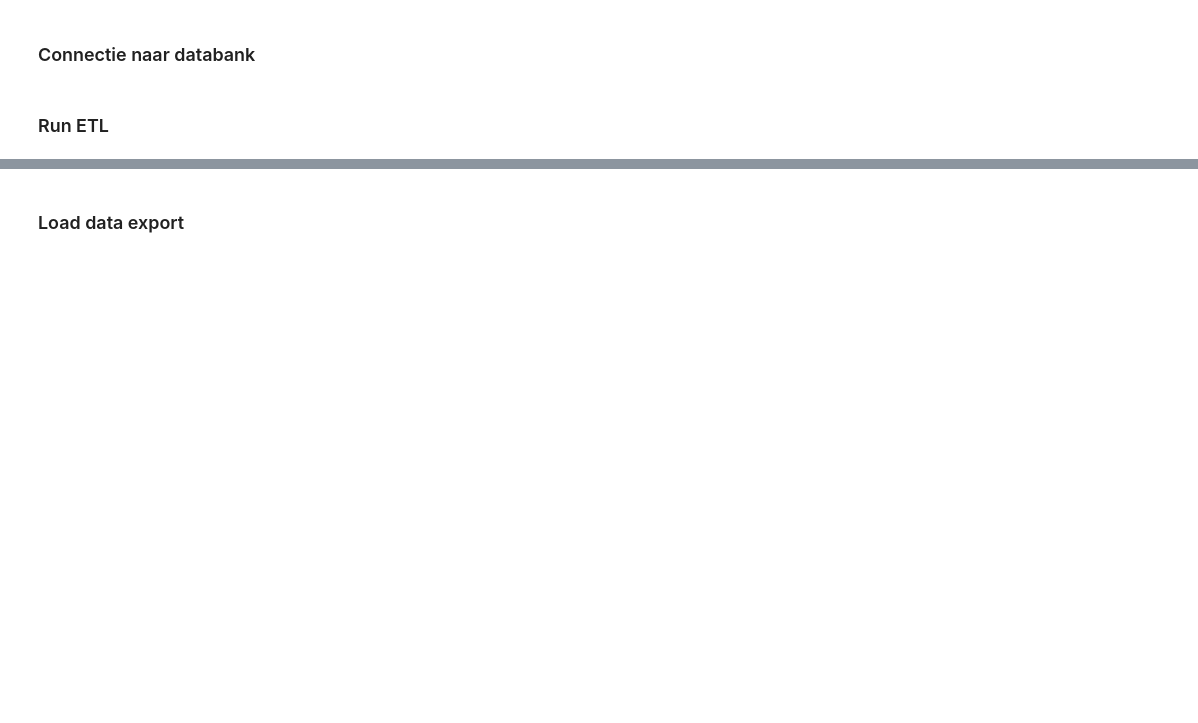
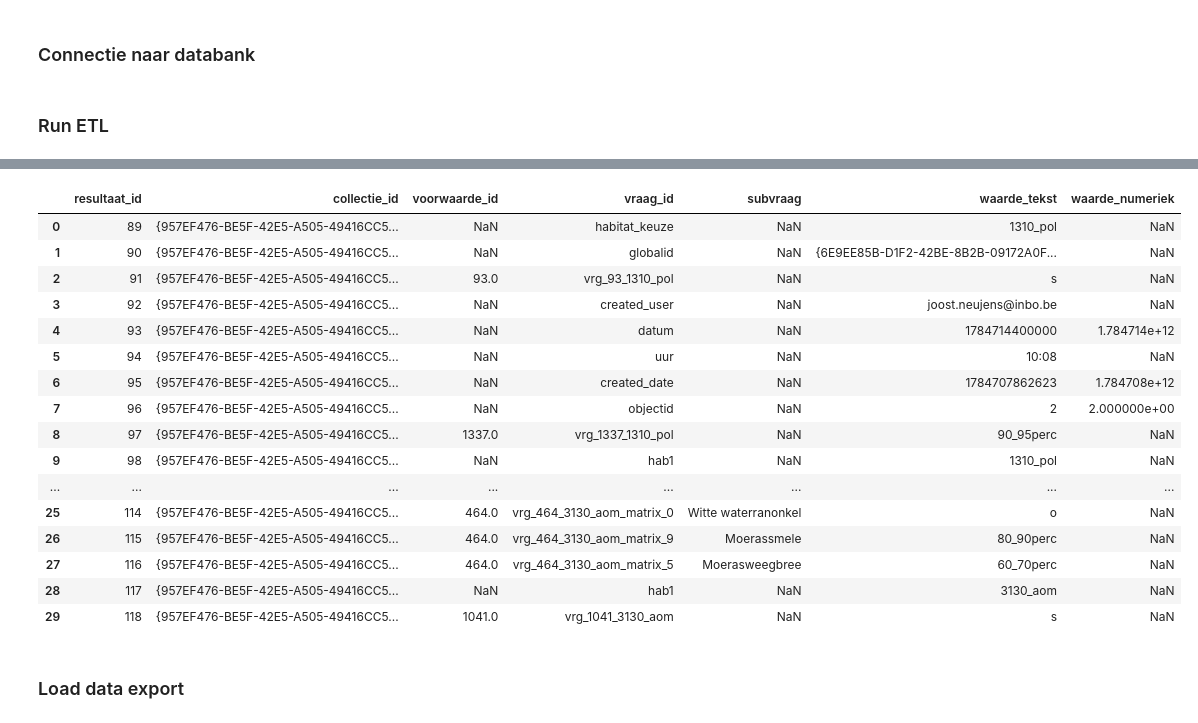
Before and after one commit to inbo/gis-lsvi-app, a Jupyter notebook: notebooks/etl_export_result_to_sqlite_nolinkedtables.ipynb, the cells around one changed output, grey strips where cells are left out. Cells and saved outputs as stored; diff of their text form; code cells hidden in the pictures; blank space fills up the shorter version.

```diff
--- a/notebooks/etl_export_result_to_sqlite_nolinkedtables.ipynb
+++ b/notebooks/etl_export_result_to_sqlite_nolinkedtables.ipynb
@@ -183,3 +304,31 @@ run_etl(agol_url, username, password, feature_layer_item_id, db_path)
+# %%
+sqlite_path = "../output/lsvi_resultaten_20260727.sqlite"
+collectie_id = "{957EF476-BE5F-42E5-A505-49416CC55429}"
+
+conn = sqlite3.connect(sqlite_path)
+results = pd.read_sql_query(f"SELECT * FROM resultaat WHERE collectie_id = '{collectie_id}'", conn)
+results.head(30)
+conn.close()
+# %%
+results.head(30)
+# %% [output]
+|  | resultaat_id | collectie_id | voorwaarde_id | vraag_id | subvraag | waarde_tekst | waarde_numeriek |
+| 0 | 89 | {957EF476-BE5F-42E5-A505-49416CC5... | NaN | habitat_keuze | NaN | 1310_pol | NaN |
+| 1 | 90 | {957EF476-BE5F-42E5-A505-49416CC5... | NaN | globalid | NaN | {6E9EE85B-D1F2-42BE-8B2B-09172A0F... | NaN |
+| 2 | 91 | {957EF476-BE5F-42E5-A505-49416CC5... | 93.0 | vrg_93_1310_pol | NaN | s | NaN |
+| 3 | 92 | {957EF476-BE5F-42E5-A505-49416CC5... | NaN | created_user | NaN | joost.neujens@inbo.be | NaN |
+| 4 | 93 | {957EF476-BE5F-42E5-A505-49416CC5... | NaN | datum | NaN | 1784714400000 | 1.784714e+12 |
+| 5 | 94 | {957EF476-BE5F-42E5-A505-49416CC5... | NaN | uur | NaN | 10:08 | NaN |
+| 6 | 95 | {957EF476-BE5F-42E5-A505-49416CC5... | NaN | created_date | NaN | 1784707862623 | 1.784708e+12 |
+| 7 | 96 | {957EF476-BE5F-42E5-A505-49416CC5... | NaN | objectid | NaN | 2 | 2.000000e+00 |
+| 8 | 97 | {957EF476-BE5F-42E5-A505-49416CC5... | 1337.0 | vrg_1337_1310_pol | NaN | 90_95perc | NaN |
+| 9 | 98 | {957EF476-BE5F-42E5-A505-49416CC5... | NaN | hab1 | NaN | 1310_pol | NaN |
+| ... | ... | ... | ... | ... | ... | ... | ... |
+| 25 | 114 | {957EF476-BE5F-42E5-A505-49416CC5... | 464.0 | vrg_464_3130_aom_matrix_0 | Witte waterranonkel | o | NaN |
+| 26 | 115 | {957EF476-BE5F-42E5-A505-49416CC5... | 464.0 | vrg_464_3130_aom_matrix_9 | Moerassmele | 80_90perc | NaN |
+| 27 | 116 | {957EF476-BE5F-42E5-A505-49416CC5... | 464.0 | vrg_464_3130_aom_matrix_5 | Moerasweegbree | 60_70perc | NaN |
+| 28 | 117 | {957EF476-BE5F-42E5-A505-49416CC5... | NaN | hab1 | NaN | 3130_aom | NaN |
+| 29 | 118 | {957EF476-BE5F-42E5-A505-49416CC5... | 1041.0 | vrg_1041_3130_aom | NaN | s | NaN |
 # %% [markdown]
 ### Load data export
 # %%
```
Also changed, not shown: parts of 9 cells of this notebook, 3 other files.
